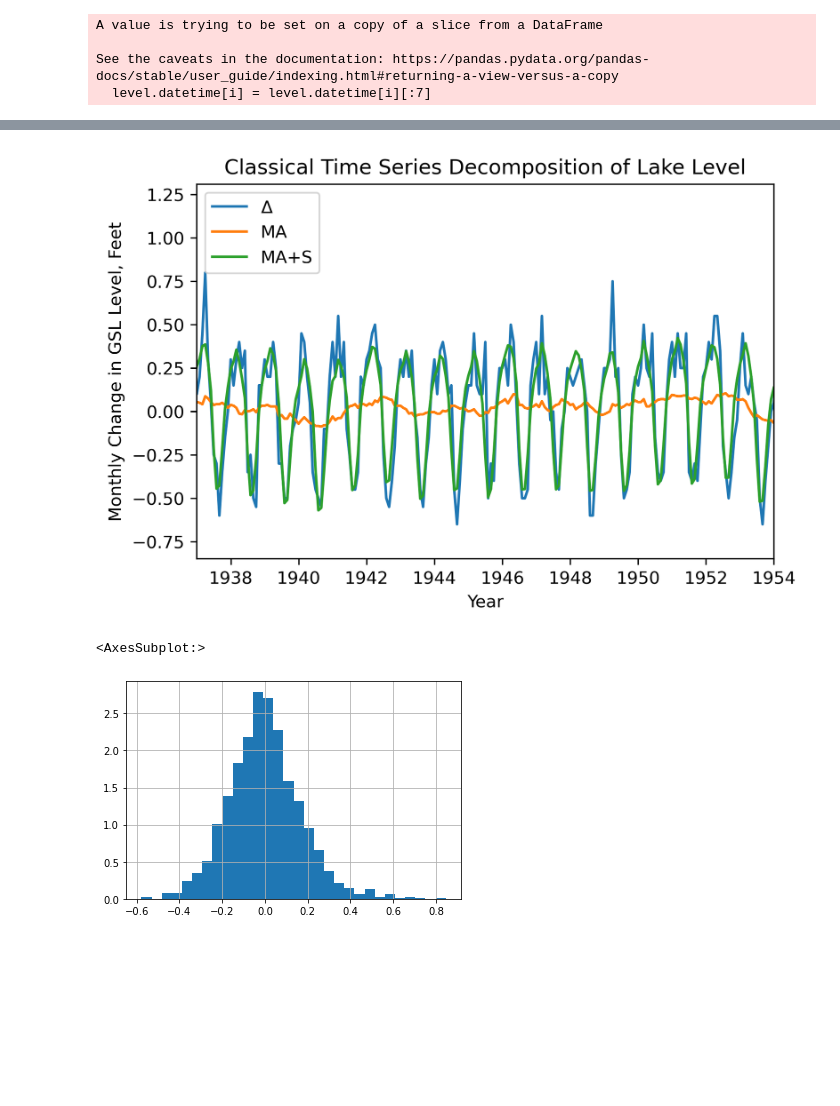
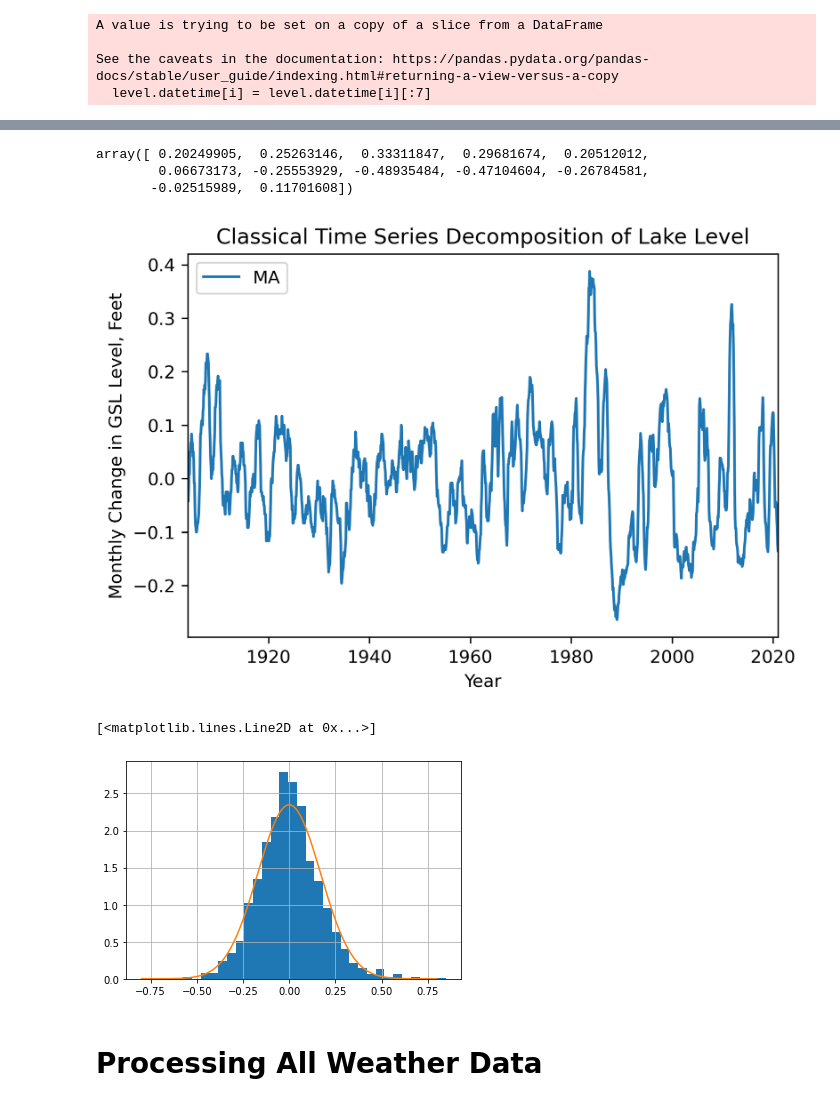
Before and after one commit to ljohnston931/water-level-forecasts, a Jupyter notebook: Classical.ipynb, the cells around one changed output, grey strips where cells are left out. Saved outputs shown, nothing was run; the diff lists cells and outputs as text; code cells hidden in the pictures; blank space fills up the shorter version.

```diff
--- a/Classical.ipynb
+++ b/Classical.ipynb
@@ -6,4 +11,5 @@ from scipy import stats as st
 # %%
+# Read in the lake level data
 level = pd.read_csv('partially_cleaned_salt_lake_historical_data.csv')
 
 # Only save the month from the listed date
@@ -27,14 +33,11 @@ monthly['MA'] = np.concatenate((np.nan*np.zeros(11), ma))
 monthly = monthly[676:]
 
 # Find seasonal component
-seasonal = monthly.groupby('month')['T'].mean()
-monthly['S'] = np.tile(np.roll(seasonal.values, shift=-1), 117)
+seasonal1 = monthly.groupby('month')['delta'].mean()
+monthly['S'] = np.tile(np.roll(seasonal1.values, shift=-1), 117)
 
 # Find remainder
 monthly['R'] = monthly.delta - monthly.MA - monthly.S
-
-# Year array
-year = (np.arange(len(monthly)) + 1)/12 + 1904
 # %% [output]
 A value is trying to be set on a copy of a slice from a DataFrame
 
@@ -43,20 +65,32 @@ See the caveats in the documentation: https://pandas.pydata.org/pandas-docs/stab
+# %%
+seasonal1.values
+# %% [output]
+array([ 0.20249905,  0.25263146,  0.33311847,  0.29681674,  0.20512012,
+        0.06673173, -0.25553929, -0.48935484, -0.47104604, -0.26784581,
+       -0.02515989,  0.11701608])
 # %%
 fig = plt.figure(figsize=(6,4), dpi=300)
 
-plt.plot(year,  monthly['delta'], label=r'$\Delta$')
+#plt.plot(year,  monthly['delta'], label=r'$\Delta$')
 plt.plot(year, monthly.MA, label='MA')
-plt.plot(year, monthly.S + monthly.MA, label='MA+S')
-plt.xlim(1937, 1954)
+#plt.plot(year, monthly.S + monthly.MA, label='MA+S')
+plt.xlim(1904, 2021)
 plt.legend(loc='upper left')
 plt.xlabel('Year')
 plt.ylabel('Monthly Change in GSL Level, Feet')
 plt.title('Classical Time Series Decomposition of Lake Level')
+
+plt.savefig('Classical_decomp.pdf', dpi=300, bbox_inches='tight')
 plt.show()
 # %% [output]
-[figure, old version]
+[figure, new version]
 # %%
 monthly.R.hist(bins=30, density=True)
-plt.plot
+d = st.norm(loc=0, scale=0.17)
+domain = np.linspace(-0.8, 0.8, 200)
+plt.plot(domain, d.pdf(domain))
 # %% [output]
-<AxesSubplot:>
+[<matplotlib.lines.Line2D at 0x...>]
-[figure, old version]
+[figure, new version]
+# %% [markdown]
+# Processing All Weather Data
```
Also changed, not shown: parts of 35 cells of this notebook, 11 other files.
